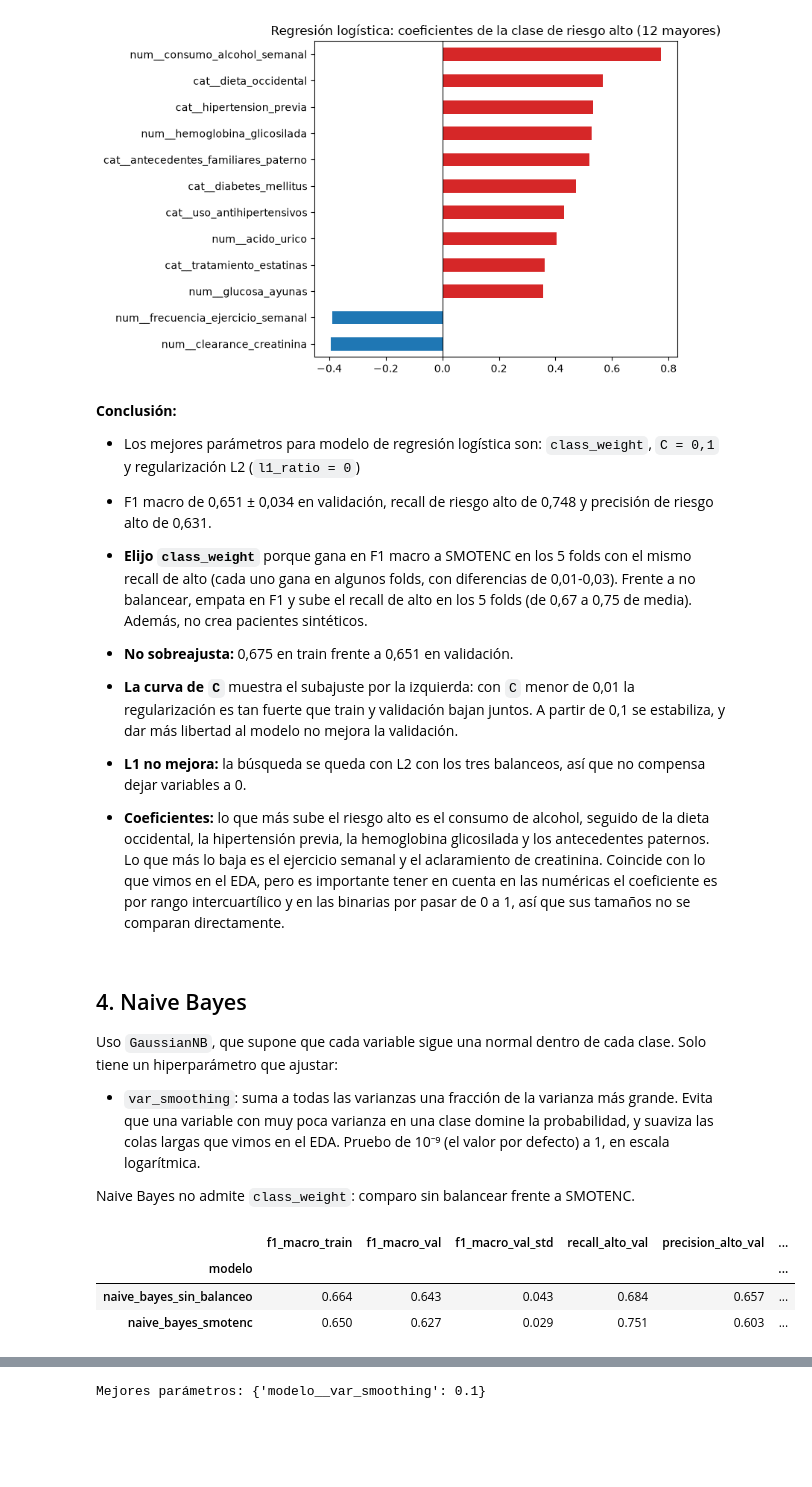
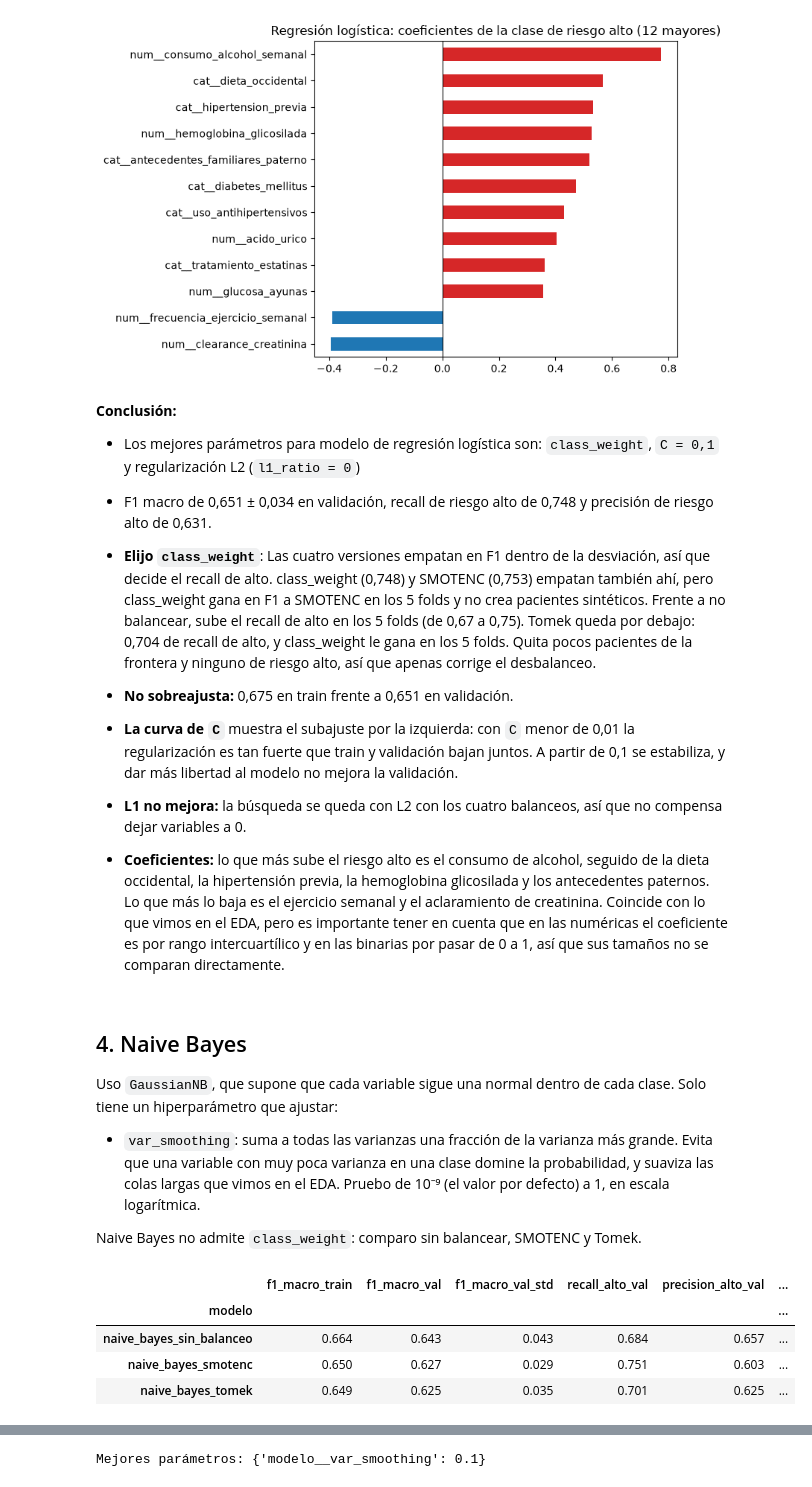
Before and after one commit to enzocastrozn/machine_learning, a Jupyter notebook: src/modelos_pablo.ipynb, the cells around one changed output, grey strips where cells are left out. Drawn from its saved outputs; the diff is of its cells as text; code cells hidden in the pictures; blank space fills up the shorter version.

```diff
--- a/src/modelos_pablo.ipynb
+++ b/src/modelos_pablo.ipynb
@@ -44,7 +44,7 @@ modelos = {
     "suelo": DummyClassifier(strategy="most_frequent"),
 }
 
-balanceos = [None, "class_weight", "smotenc"]
+balanceos = [None, "class_weight", "smotenc", "tomek"]
 filas = []
 pipeline = {}
 busqueda_por_defecto = {}
@@ -280,15 +285,15 @@ plt.show()
 
 -  F1 macro de 0,651 ± 0,034 en validación, recall de riesgo alto de 0,748 y precisión de riesgo alto de 0,631.
 
-- **Elijo `class_weight`** porque gana en F1 macro a SMOTENC en los 5 folds con el mismo recall de alto (cada uno gana en algunos folds, con diferencias de 0,01-0,03). Frente a no balancear, empata en F1 y sube el recall de alto en los 5 folds (de 0,67 a 0,75 de media). Además, no crea pacientes sintéticos.
+- **Elijo `class_weight`**: Las cuatro versiones empatan en F1 dentro de la desviación, así que decide el recall de alto. class_weight (0,748) y SMOTENC (0,753) empatan también ahí, pero class_weight gana en F1 a SMOTENC en los 5 folds y no crea pacientes sintéticos. Frente a no balancear, sube el recall de alto en los 5 folds (de 0,67 a 0,75). Tomek queda por debajo: 0,704 de recall de alto, y class_weight le gana en los 5 folds. Quita pocos pacientes de la frontera y ninguno de riesgo alto, así que apenas corrige el desbalanceo.
 
 - **No sobreajusta:** 0,675 en train frente a 0,651 en validación.
 
 - **La curva de `C`** muestra el subajuste por la izquierda: con `C` menor de 0,01 la regularización es tan fuerte que train y validación bajan juntos. A partir de 0,1 se estabiliza, y dar más libertad al modelo no mejora la validación.
 
-- **L1 no mejora:** la búsqueda se queda con L2 con los tres balanceos, así que no compensa dejar variables a 0.
+- **L1 no mejora:** la búsqueda se queda con L2 con los cuatro balanceos, así que no compensa dejar variables a 0.
 
-- **Coeficientes:** lo que más sube el riesgo alto es el consumo de alcohol, seguido de la dieta occidental, la hipertensión previa, la hemoglobina glicosilada y los antecedentes paternos. Lo que más lo baja es el ejercicio semanal y el aclaramiento de creatinina. Coincide con lo que vimos en el EDA, pero es importante tener en cuenta en las numéricas el coeficiente es por rango intercuartílico y en las binarias por pasar de 0 a 1, así que sus tamaños no se comparan directamente.
+- **Coeficientes:** lo que más sube el riesgo alto es el consumo de alcohol, seguido de la dieta occidental, la hipertensión previa, la hemoglobina glicosilada y los antecedentes paternos. Lo que más lo baja es el ejercicio semanal y el aclaramiento de creatinina. Coincide con lo que vimos en el EDA, pero es importante tener en cuenta que en las numéricas el coeficiente es por rango intercuartílico y en las binarias por pasar de 0 a 1, así que sus tamaños no se comparan directamente.
 # %% [markdown]
 ## 4. Naive Bayes
 
@@ -296,18 +301,19 @@ Uso `GaussianNB`, que supone que cada variable sigue una normal dentro de cada c
 
 - `var_smoothing`: suma a todas las varianzas una fracción de la varianza más grande. Evita que una variable con muy poca varianza en una clase domine la probabilidad, y suaviza las colas largas que vimos en el EDA. Pruebo de 10⁻⁹ (el valor por defecto) a 1, en escala logarítmica.
 
-Naive Bayes no admite `class_weight`: comparo sin balancear frente a SMOTENC.
+Naive Bayes no admite `class_weight`: comparo sin balancear, SMOTENC y Tomek.
 # %%
 parametros_bayes = {"modelo__var_smoothing": [1e-9, 1e-7, 1e-5, 1e-3, 1e-2, 1e-1, 1]}
 
 busquedas_naive_bayes, tabla_naive_bayes = ajustar_modelo("naive_bayes", GaussianNB(), parametros_bayes,
-                                                              balanceos=(None, "smotenc"))
+                                                              balanceos=(None, "smotenc", "tomek"))
 tabla_naive_bayes.round(3)
 # %% [output]
 |  | f1_macro_train | f1_macro_val | f1_macro_val_std | recall_alto_val | precision_alto_val | ... |
 | modelo |  |  |  |  |  | ... |
 | naive_bayes_sin_balanceo | 0.664 | 0.643 | 0.043 | 0.684 | 0.657 | ... |
 | naive_bayes_smotenc | 0.650 | 0.627 | 0.029 | 0.751 | 0.603 | ... |
+| naive_bayes_tomek | 0.649 | 0.625 | 0.035 | 0.701 | 0.625 | ... |
 # %%
 por_fold(busquedas_naive_bayes).round(3)
 # %% [output]
```
Also changed, not shown: parts of 25 cells of this notebook, 3 other files.
